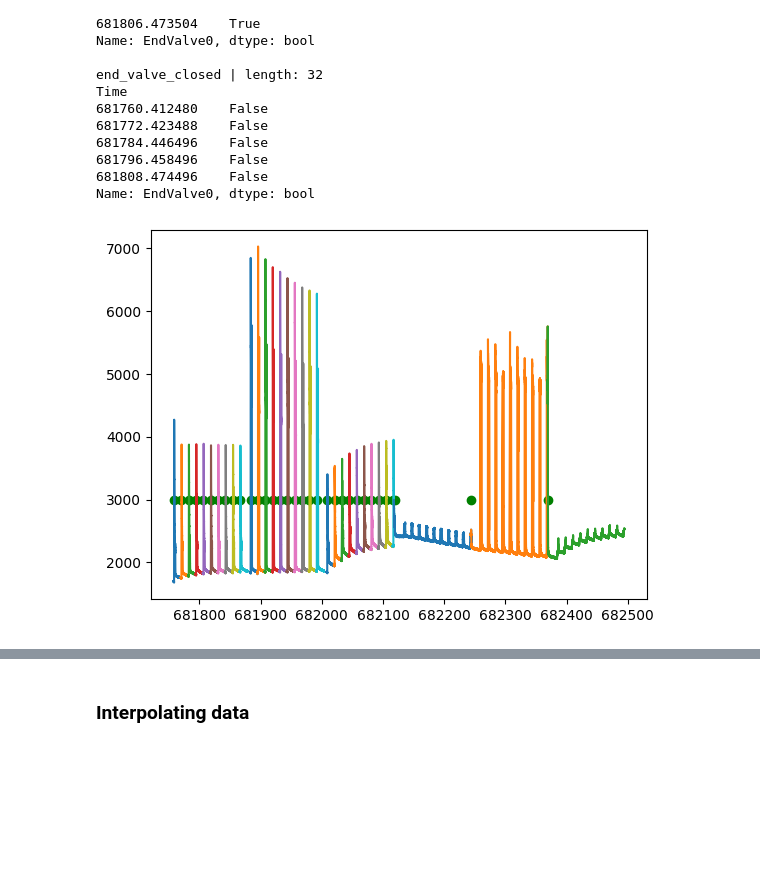
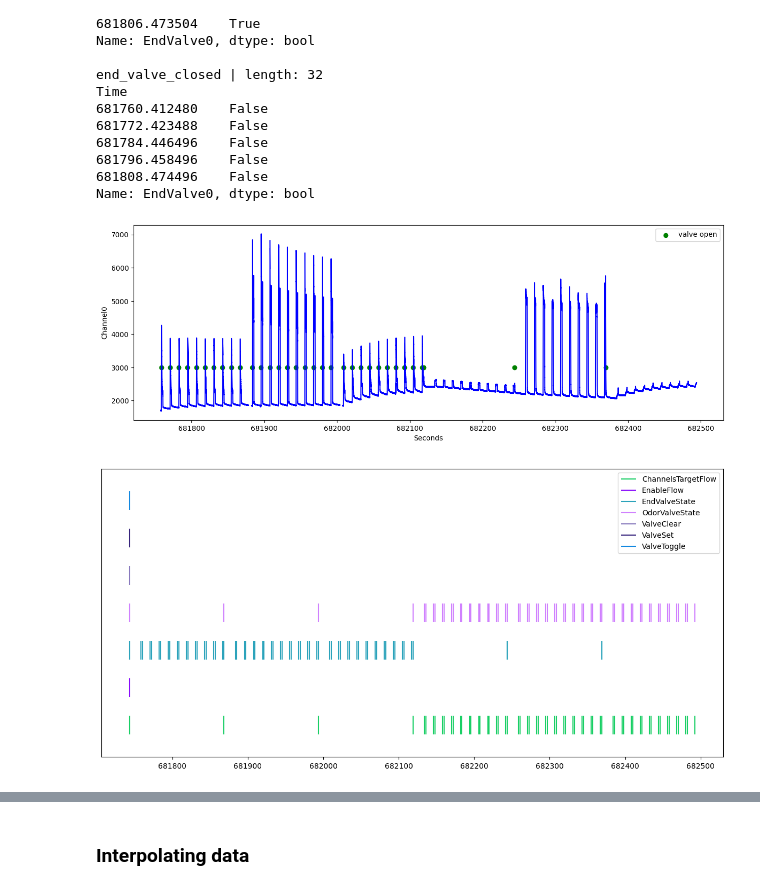
Before and after one commit to AllenNeuralDynamics/aind-behavior-rig-calibration, a Jupyter notebook: examples/olfacto_second_attempt.ipynb, the cells around one changed output, grey strips where cells are left out. Cells and saved outputs as stored; diff of their text form; code cells hidden in the pictures; blank space fills up the shorter version.

```diff
--- a/examples/olfacto_second_attempt.ipynb
+++ b/examples/olfacto_second_attempt.ipynb
@@ -12,2 +14,6 @@ from scipy.signal import savgol_filter
 import matplotlib.pyplot as plt
 %matplotlib inline
+# %%
+color = ['#28A460','#47829A','#C41508']
+t_palette = sns.color_palette(color)
+sns.palplot(t_palette)
@@ -14,3 +22,5 @@ import matplotlib.pyplot as plt
+# %%
+sns.set_palette(t_palette)
 # %%
 TARGET_PATH = Path(r"C:\Users\huy.nguyen\Downloads\20240301T160321 1\20240301T160321")
 OLFACTOMETER = create_device("Olfactometer")
@@ -165,10 +210,35 @@ valve_status['trial_count'] = valve_status.groupby(['channel_index', 'IsEndValve
 # %%
 valve_status = valve_status[['IsEndValveCalibration', 'channel_index', 'odorant', 'trial_count', 'time_valve_open', 'time_valve_closed', 'seconds', 'data']]
 # %%
-plt.figure()
+plt.figure(figsize=(15,5))
 for i, v in valve_status.iterrows():
-    plt.plot(v['seconds'], v['data'])
-    plt.scatter(v['time_valve_open'], 3000, color = 'g')
+    plt.plot(v['seconds'], v['data'], color = 'b')
+    plt.scatter(v['time_valve_open'], 3000, color = 'g', label = 'valve open')
+
+handles, labels = plt.gca().get_legend_handles_labels()
+by_label = dict(zip(labels, handles))
+plt.legend(by_label.values(), by_label.keys())
+plt.ylabel('Channel0')
+plt.xlabel('Seconds')
 plt.show()
 # %% [output]
-[figure, old version]
+[figure, new version]
+# %%
+random.seed(123)
+get_colors = lambda n: ["#%06x" % random.randint(0, 0xFFFFFF) for _ in range(n)]
+
+in_list = [ChannelsTargetFlow, EnableFlow, EndValveState, OdorValveState, ValveClear, ValveSet, ValveToggle]
+in_list_lab = ['ChannelsTargetFlow', 'EnableFlow', 'EndValveState', 'OdorValveState', 'ValveClear', 'ValveSet', 'ValveToggle']
+offsets = 0
+
+plt.figure(figsize = (15,7))
+for i in range(len(in_list)):
+    tmp_val = np.array(in_list[i].index.tolist())
+    plt.eventplot(tmp_val, lineoffsets=offsets, colors = get_colors(1), label = in_list_lab[i])
+    offsets += 2
+
+plt.yticks([])
+plt.legend()
+plt.show()
+# %% [output]
+[figure, added]
```
Also changed, not shown: parts of 19 cells of this notebook.
